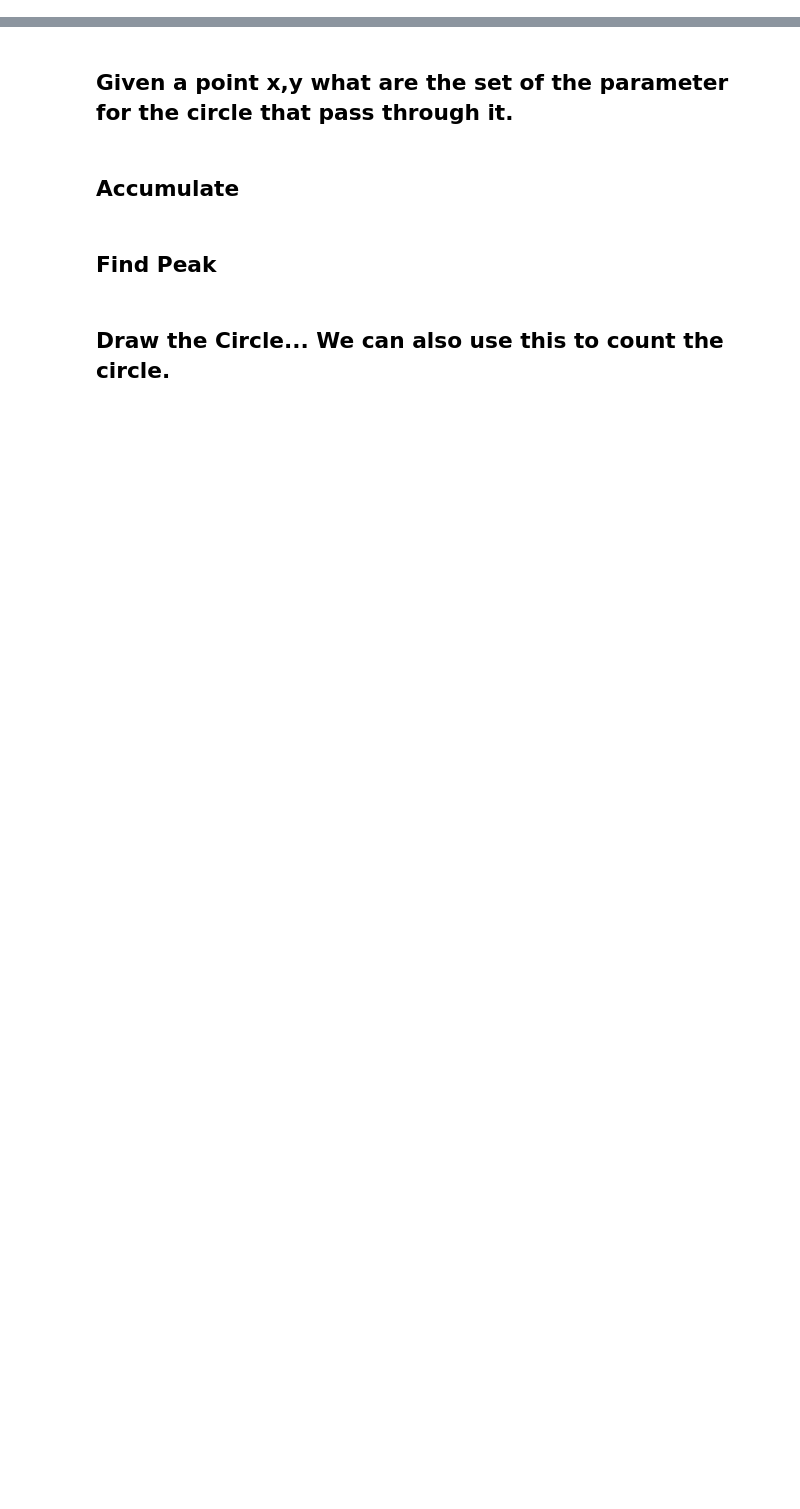
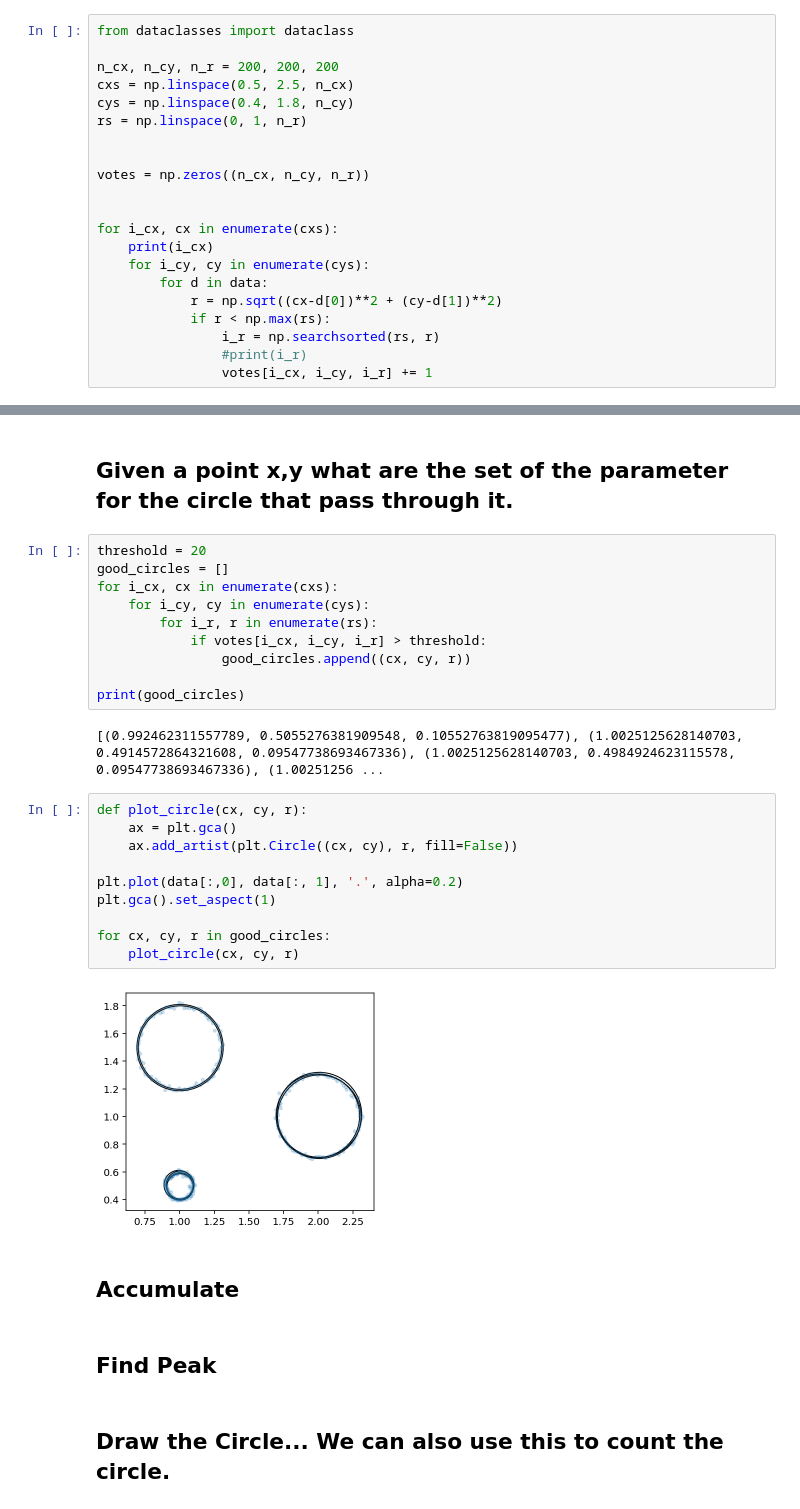
Before and after one commit to MUIC-Numerical-Methods-2018/extra-2-hough-transform, a Jupyter notebook: HoughTransform.ipynb, the cells around one changed output, grey strips where cells are left out. Drawn from its saved outputs; the diff is of its cells as text; blank space fills up the shorter version.

```diff
--- a/HoughTransform.ipynb
+++ b/HoughTransform.ipynb
@@ -157,3 +157,24 @@ plt.gca().set_aspect(1)
 [figure]
 # %% [markdown]
 ## How do we parametrize a circle?
+# %%
+from dataclasses import dataclass
+
+n_cx, n_cy, n_r = 200, 200, 200
+cxs = np.linspace(0.5, 2.5, n_cx)
+cys = np.linspace(0.4, 1.8, n_cy)
+rs = np.linspace(0, 1, n_r)
+
+
+votes = np.zeros((n_cx, n_cy, n_r))
+
+
+for i_cx, cx in enumerate(cxs):
+    print(i_cx)
+    for i_cy, cy in enumerate(cys):
+        for d in data:
+            r = np.sqrt((cx-d[0])**2 + (cy-d[1])**2)
+            if r < np.max(rs):
+                i_r = np.searchsorted(rs, r)
+                #print(i_r)
+                votes[i_cx, i_cy, i_r] += 1
@@ -160,5 +199,29 @@ plt.gca().set_aspect(1)
 # %% [markdown]
 ## Given a point x,y what are the set of the parameter for the circle that pass through it.
+# %%
+threshold = 20
+good_circles = []
+for i_cx, cx in enumerate(cxs):
+    for i_cy, cy in enumerate(cys):
+        for i_r, r in enumerate(rs):
+            if votes[i_cx, i_cy, i_r] > threshold:
+                good_circles.append((cx, cy, r))
+
+print(good_circles)
+# %% [output]
+[(0.992462311557789, 0.5055276381909548, 0.10552763819095477), (1.0025125628140703, 0.4914572864321608, 0.09547738693467336), (1.0025125628140703, 0.4984924623115578, 0.09547738693467336), (1.00251256 ...
+# %%
+def plot_circle(cx, cy, r):
+    ax = plt.gca()
+    ax.add_artist(plt.Circle((cx, cy), r, fill=False))
+
+plt.plot(data[:,0], data[:, 1], '.', alpha=0.2)
+plt.gca().set_aspect(1)
+
+for cx, cy, r in good_circles:
+    plot_circle(cx, cy, r)
+# %% [output]
+[figure, added]
 # %% [markdown]
 ## Accumulate
 # %% [markdown]
```
Also changed, not shown: parts of 2 cells of this notebook.
